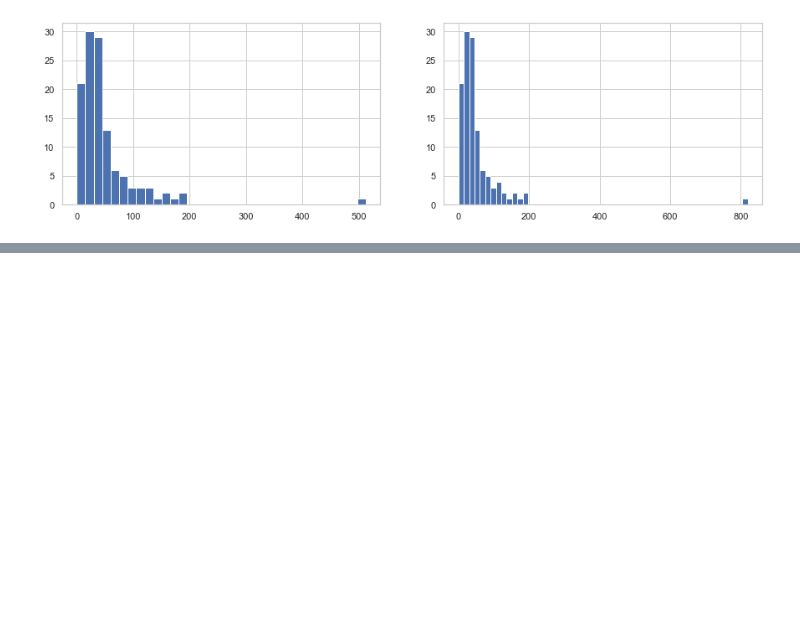
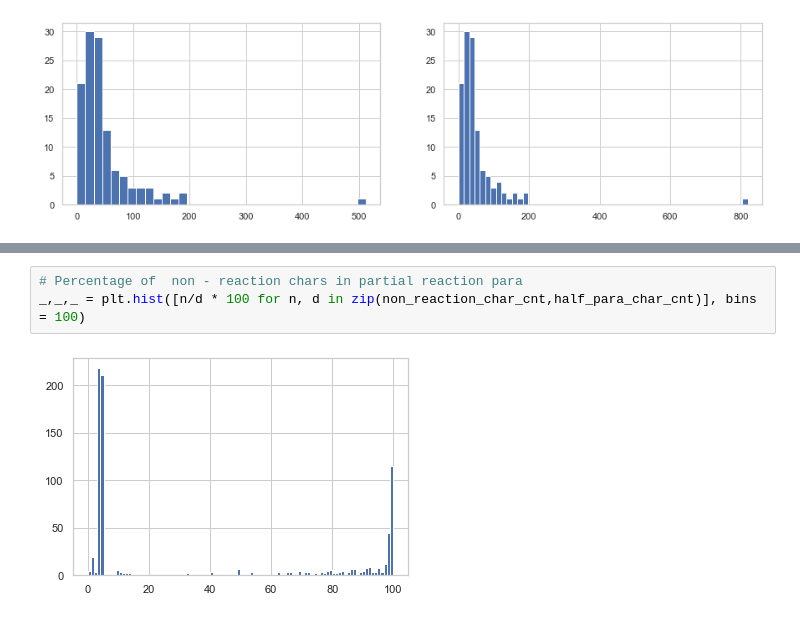
Before and after one commit to aishwaryajadhav/Chemical-Patent-Reaction-Extraction, a Jupyter notebook: Analysis.ipynb, the cells around one changed output, grey strips where cells are left out. Saved outputs shown, nothing was run; the diff lists cells and outputs as text; blank space fills up the shorter version.

```diff
--- a/Analysis.ipynb
+++ b/Analysis.ipynb
@@ -225,0 +329,5 @@ visualize(train_reactions_per_document, bins = 'auto')
+# %%
+# Percentage of  non - reaction chars in partial reaction para
+_,_,_ = plt.hist([n/d * 100 for n, d in zip(non_reaction_char_cnt,half_para_char_cnt)], bins = 100)
+# %% [output]
+[figure, added]
```
Also changed, not shown: parts of 11 cells of this notebook, 3 other files.
